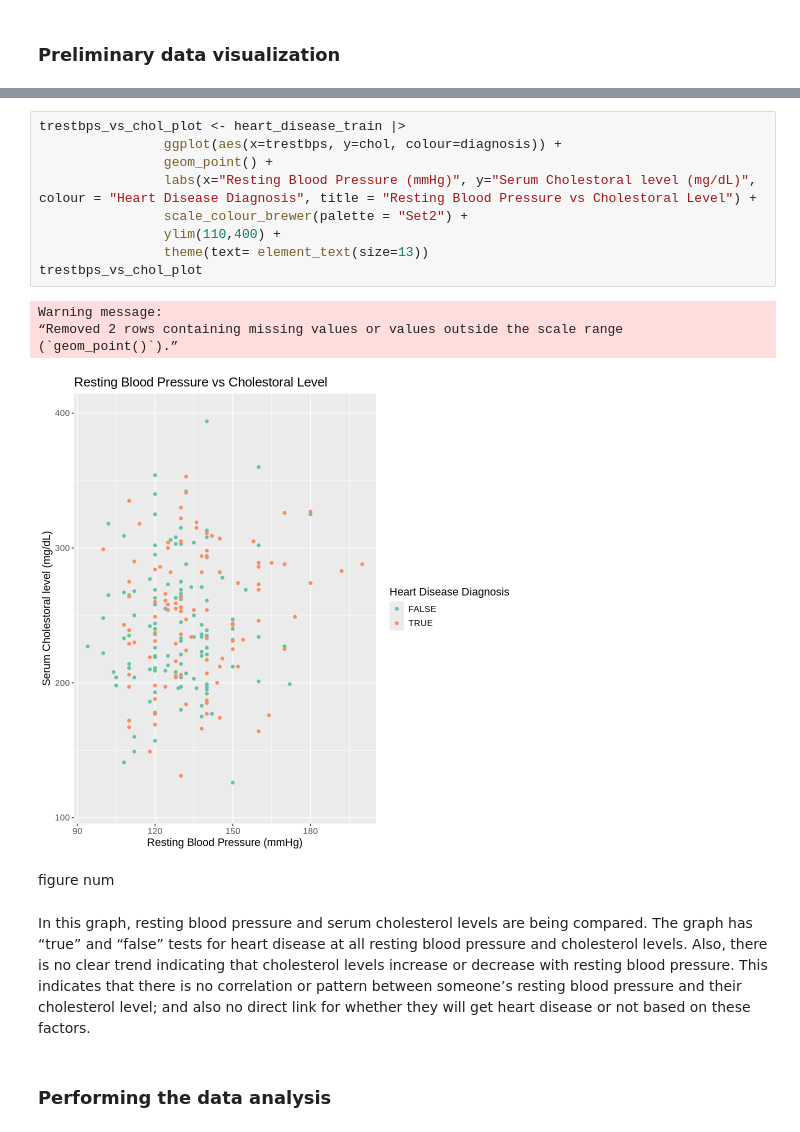
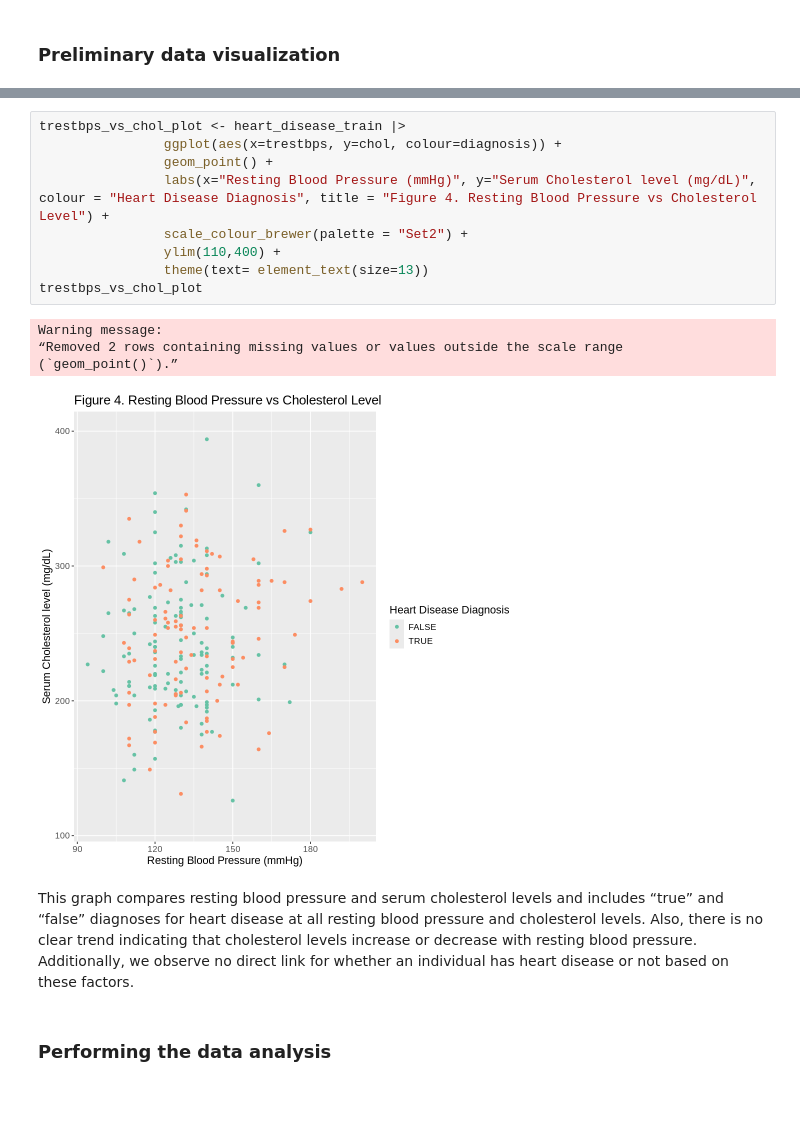
Before and after one commit to MarkusW12/heart_disease_project_proposal, a Jupyter notebook: Project Report.ipynb, the cells around one changed output, grey strips where cells are left out. Saved outputs shown, nothing was run; the diff lists cells and outputs as text; blank space fills up the shorter version.

```diff
--- a/Project Report.ipynb
+++ b/Project Report.ipynb
@@ -229,21 +217,19 @@ In this graph, age and resting blood pressure levels are being compared. The gra
 # %%
 trestbps_vs_chol_plot <- heart_disease_train |>
                 ggplot(aes(x=trestbps, y=chol, colour=diagnosis)) +
                 geom_point() +
-                labs(x="Resting Blood Pressure (mmHg)", y="Serum Cholestoral level (mg/dL)", colour = "Heart Disease Diagnosis", title = "Resting Blood Pressure vs Cholestoral Level") +
+                labs(x="Resting Blood Pressure (mmHg)", y="Serum Cholesterol level (mg/dL)", colour = "Heart Disease Diagnosis", title = "Figure 4. Resting Blood Pressure vs Cholesterol Level") +
                 scale_colour_brewer(palette = "Set2") +
                 ylim(110,400) +
                 theme(text= element_text(size=13))
 trestbps_vs_chol_plot
 # %% [output]
 Warning message:
 “Removed 2 rows containing missing values or values outside the scale range
 (`geom_point()`).”
-[figure, old version]
+[figure, new version]
-# %% [markdown]
-figure num
 # %% [markdown]
-In this graph, resting blood pressure and serum cholesterol levels are being compared. The graph has “true” and “false” tests for heart disease at all resting blood pressure and cholesterol levels. Also, there is no clear trend indicating that cholesterol levels increase or decrease with resting blood pressure. This indicates that there is no correlation or pattern between someone’s resting blood pressure and their cholesterol level; and also no direct link for whether they will get heart disease or not based on these factors.
+This graph compares resting blood pressure and serum cholesterol levels and includes “true” and “false” diagnoses for heart disease at all resting blood pressure and cholesterol levels. Also, there is no clear trend indicating that cholesterol levels increase or decrease with resting blood pressure. Additionally, we observe no direct link for whether an individual has heart disease or not based on these factors.
 # %% [markdown]
 ### Performing the data analysis
 # %%
```
Also changed, not shown: parts of 30 cells of this notebook.
